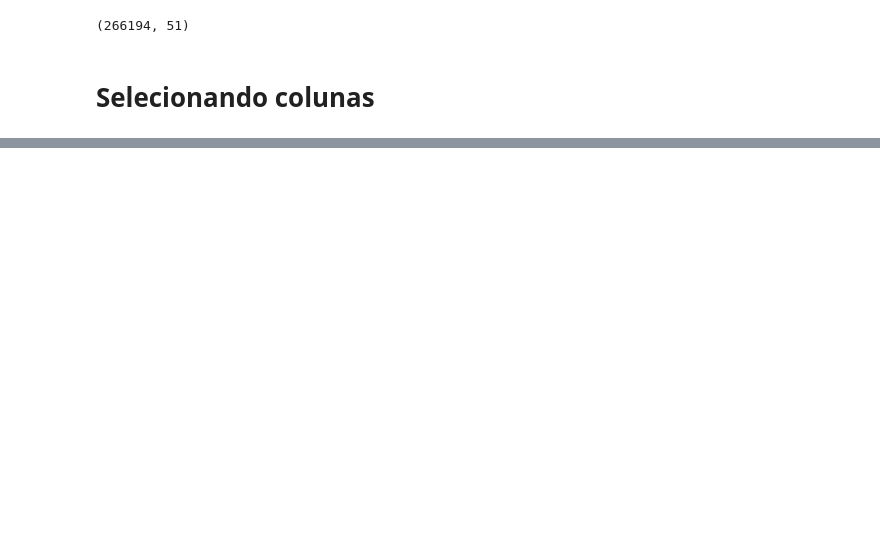
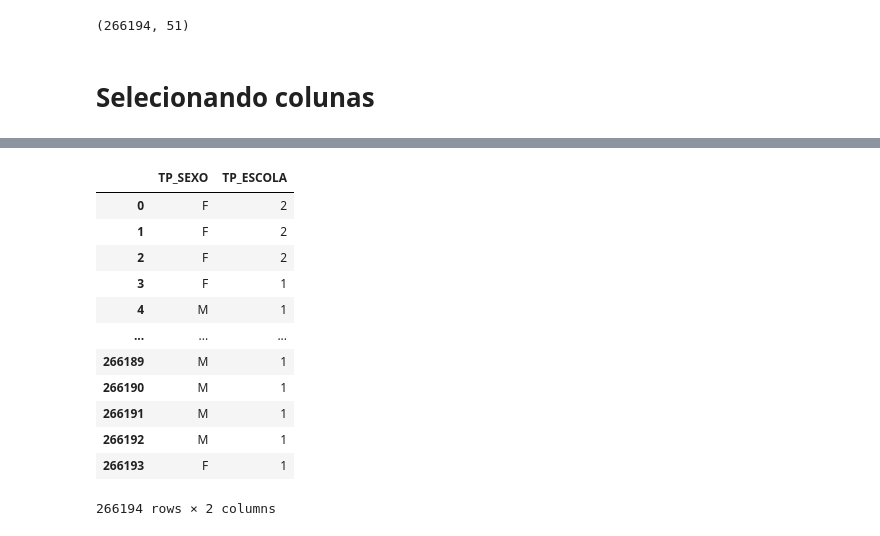
Before and after one commit to JevertonFlores/DA_python_dados_enem, a Jupyter notebook: Data_Analytics_Data_Viking.ipynb, the cells around one changed output, grey strips where cells are left out. Saved outputs shown, nothing was run; the diff lists cells and outputs as text; code cells hidden in the pictures; blank space fills up the shorter version.

```diff
--- a/Data_Analytics_Data_Viking.ipynb
+++ b/Data_Analytics_Data_Viking.ipynb
@@ -87,0 +123,20 @@ df.nunique().sort_values(ascending = True)
+# %%
+# Seleciona multiplas colunas
+
+df[['TP_SEXO', 'TP_ESCOLA']]
+
+df.loc[:, ['TP_SEXO', 'TP_ESCOLA']]
+# %% [output]
+|  | TP_SEXO | TP_ESCOLA |
+| 0 | F | 2 |
+| 1 | F | 2 |
+| 2 | F | 2 |
+| 3 | F | 1 |
+| 4 | M | 1 |
+| ... | ... | ... |
+| 266189 | M | 1 |
+| 266190 | M | 1 |
+| 266191 | M | 1 |
+| 266192 | M | 1 |
+| 266193 | F | 1 |
+266194 rows × 2 columns
```
Also changed, not shown: parts of 11 cells of this notebook.
